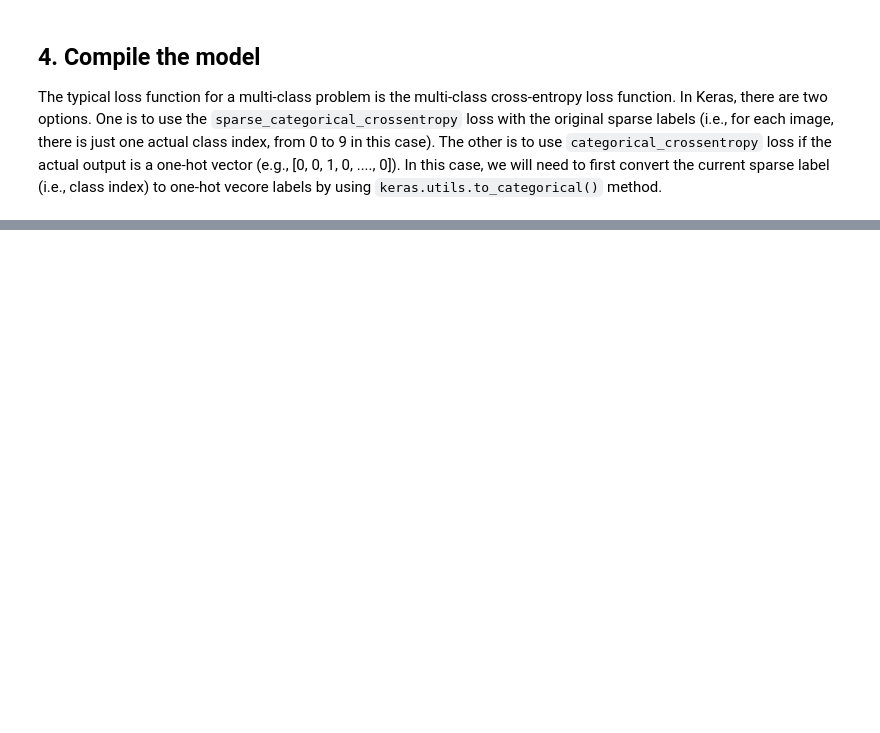
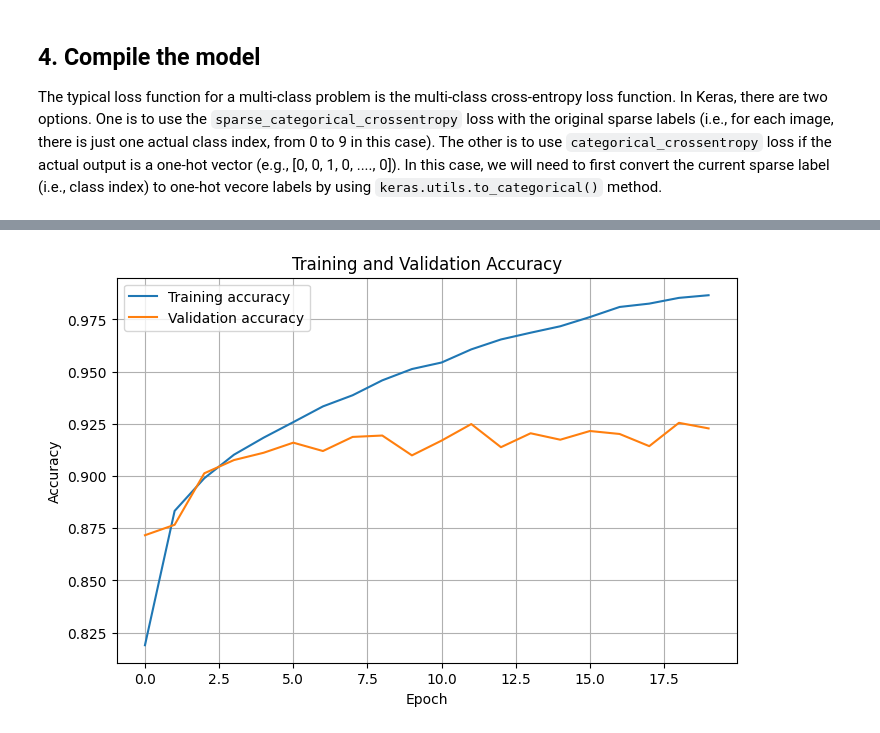
Before and after one commit to kokkinosg/first_cnn, a Jupyter notebook: fashion_cnn.ipynb, the cells around one changed output, grey strips where cells are left out. Cells and saved outputs as stored; diff of their text form; code cells hidden in the pictures; blank space fills up the shorter version.

Commit message:
Train and evaluate

```diff
--- a/fashion_cnn.ipynb
+++ b/fashion_cnn.ipynb
@@ -133,0 +128,27 @@ model.compile(
+# %%
+# Firstly, lets create a checkpoint where we store the best model obtained during training.
+# We watch validation accurace and save the model when it improves.
+from keras.callbacks import ModelCheckpoint
+
+checkpoint = ModelCheckpoint(
+    'fashion_mnist_best.h5', # Where to save the mode
+    monitor='val_accuracy', # Which variable to measure
+    save_best_only=True, # Only save when the variable improves
+    mode='max', # Success is when the metric increases
+    verbose=1 # Display messages
+)
+
+callbacks = [checkpoint] # Store each checkpoint in a list
+
+# Now we train the model
+
+print('Starting training...')
+# train the model, store the results for plotting
+history = model.fit(
+    X_train, y_train,
+    validation_split=0.2,   # 20% of training used as validation
+    epochs=20, # Epoch  = one full pass through the training dataset. `too few = underfitting, too many = overfitting`
+    batch_size=128, # Insead of going throuigh 60000 * 0.8 (remmebr train split) images, we group them in groups of 128 so for 1 epoch, the model will update its weights 60000*0.8/128 times
+    callbacks=callbacks,
+    verbose = "auto"
+)
@@ -133,0 +191,18 @@ model.compile(
+# %%
+import matplotlib.pyplot as plt
+%matplotlib inline
+
+plt.figure(figsize=(8, 5))
+
+plt.plot(history.history["accuracy"], label="Training accuracy")
+plt.plot(history.history["val_accuracy"], label="Validation accuracy")
+
+plt.xlabel("Epoch")
+plt.ylabel("Accuracy")
+plt.title("Training and Validation Accuracy")
+plt.legend()
+plt.grid(True)
+
+plt.show()
+# %% [output]
+[figure, added]
```
Also changed, not shown: parts of 10 cells of this notebook.
